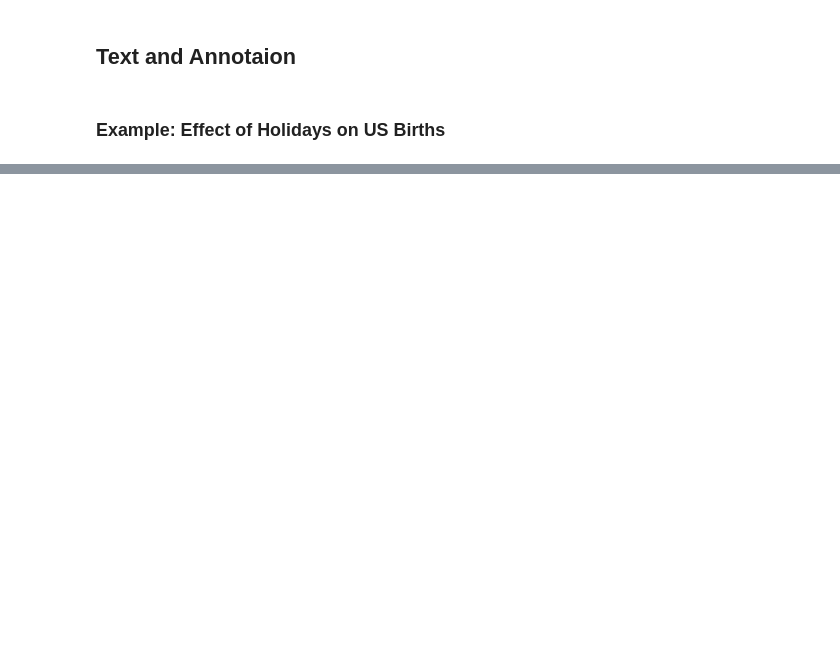
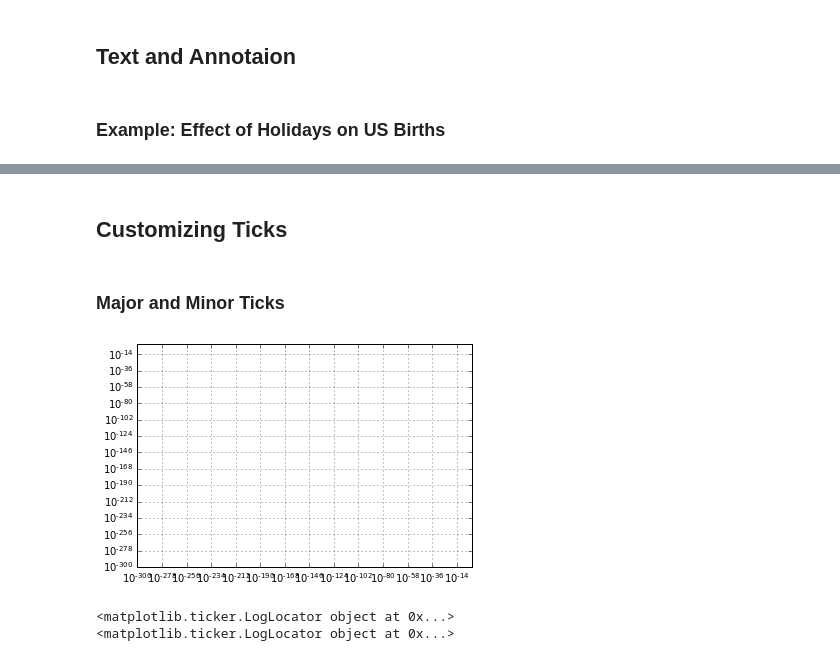
Before and after one commit to caroger/airbnb, a Jupyter notebook: Matplotlib Practice.ipynb, the cells around one changed output, grey strips where cells are left out. Cells and saved outputs as stored; diff of their text form; code cells hidden in the pictures; blank space fills up the shorter version.

```diff
--- a/Matplotlib Practice.ipynb
+++ b/Matplotlib Practice.ipynb
@@ -737,0 +738,20 @@ ax.xaxis.set_minor_formatter(mpl.dates.DateFormatter('%h'))
+# %% [markdown]
+## Customizing Ticks
+# %% [markdown]
+### Major and Minor Ticks
+# %%
+import numpy as np
+import matplotlib.pyplot as plt
+plt.style.use('classic')
+%matplotlib inline
+# %%
+ax = plt.axes(xscale = 'log', yscale = 'log')
+ax.grid();
+# %% [output]
+[figure, added]
+# %%
+print(ax.xaxis.get_major_locator())
+print(ax.xaxis.get_minor_locator())
+# %% [output]
+<matplotlib.ticker.LogLocator object at 0x...>
+<matplotlib.ticker.LogLocator object at 0x...>
```
Also changed, not shown: parts of 71 cells of this notebook, 1 other file.
